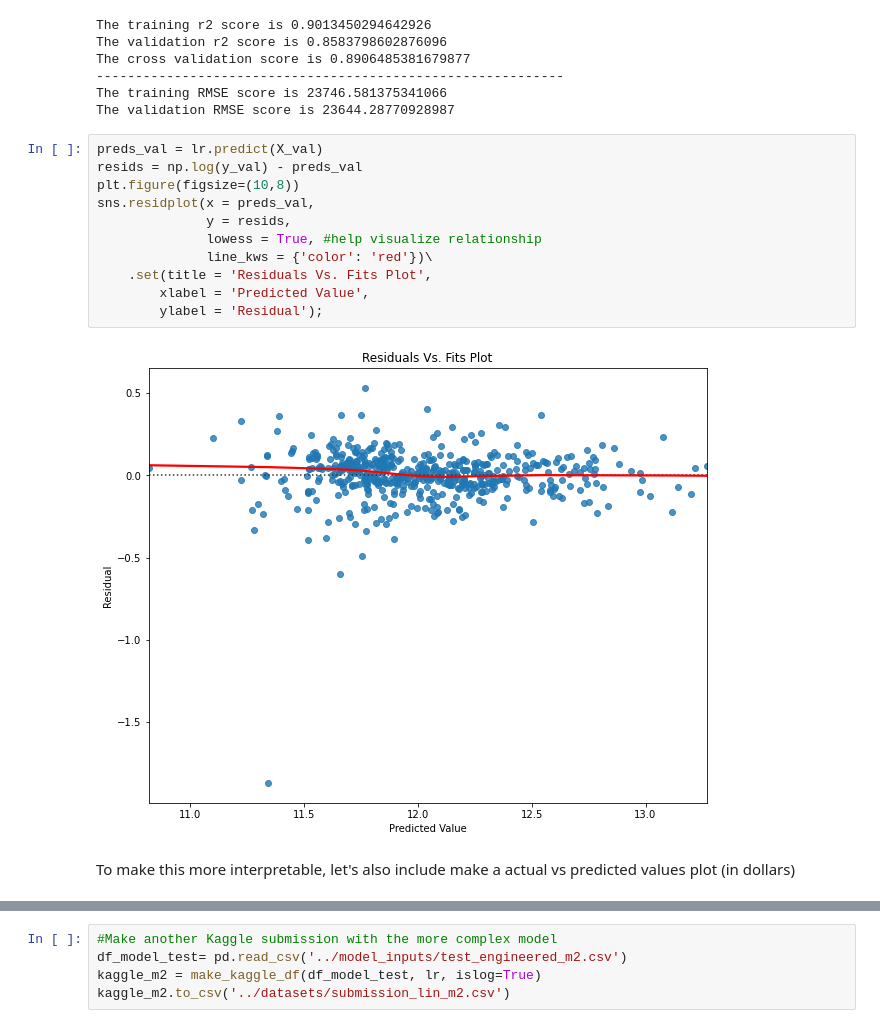
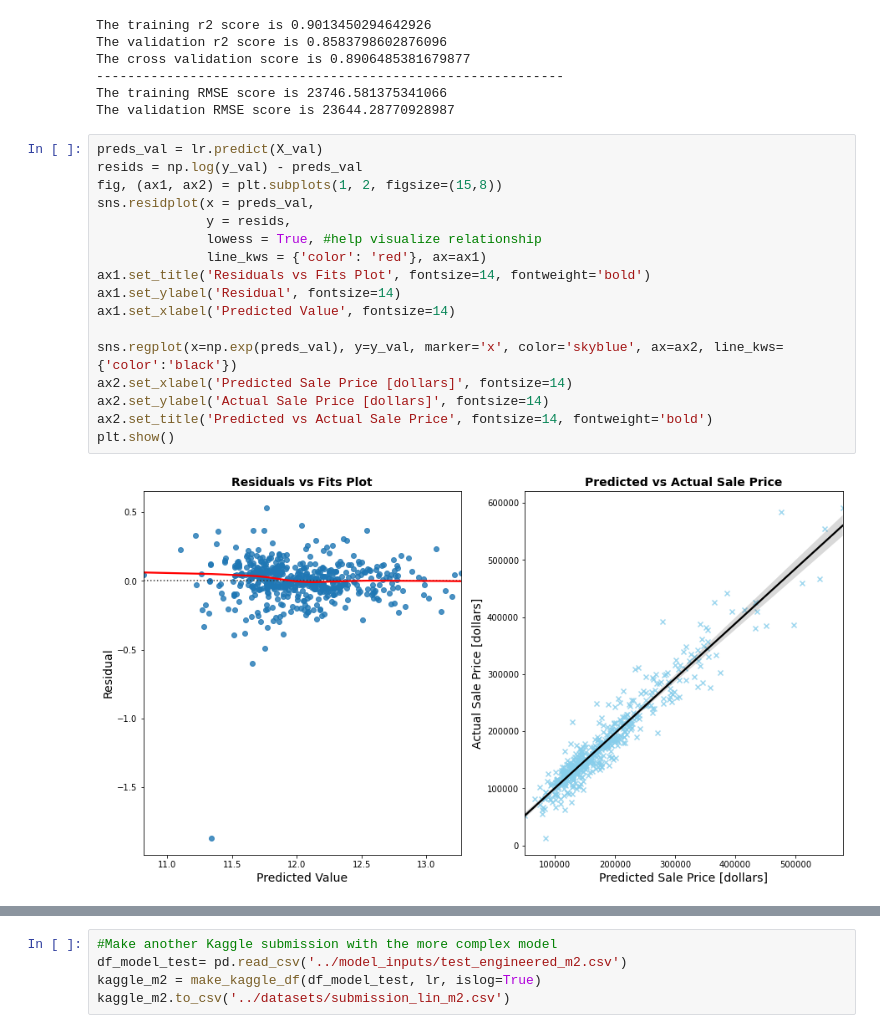
Before and after one commit to martijndevries/AmesHousingPrices, a Jupyter notebook: code/Modeling.ipynb, the cells around one changed output, grey strips where cells are left out. Drawn from its saved outputs; the diff is of its cells as text.

```diff
--- a/code/Modeling.ipynb
+++ b/code/Modeling.ipynb
@@ -221,15 +273,19 @@ The validation RMSE score is 23644.28770928987
 # %%
 preds_val = lr.predict(X_val)
 resids = np.log(y_val) - preds_val
-plt.figure(figsize=(10,8))
+fig, (ax1, ax2) = plt.subplots(1, 2, figsize=(15,8))
 sns.residplot(x = preds_val,
               y = resids,
               lowess = True, #help visualize relationship
-              line_kws = {'color': 'red'})\
-    .set(title = 'Residuals Vs. Fits Plot',
-        xlabel = 'Predicted Value',
-        ylabel = 'Residual');
+              line_kws = {'color': 'red'}, ax=ax1)
+ax1.set_title('Residuals vs Fits Plot', fontsize=14, fontweight='bold')
+ax1.set_ylabel('Residual', fontsize=14)
+ax1.set_xlabel('Predicted Value', fontsize=14)
+
+sns.regplot(x=np.exp(preds_val), y=y_val, marker='x', color='skyblue', ax=ax2, line_kws={'color':'black'})
+ax2.set_xlabel('Predicted Sale Price [dollars]', fontsize=14)
+ax2.set_ylabel('Actual Sale Price [dollars]', fontsize=14)
+ax2.set_title('Predicted vs Actual Sale Price', fontsize=14, fontweight='bold')
+plt.show()
 # %% [output]
-[figure, old version]
+[figure, new version]
-# %% [markdown]
-To make this more interpretable, let's also include make a actual vs predicted values plot (in dollars)
```
Also changed, not shown: parts of 47 cells of this notebook, 9 other files.
